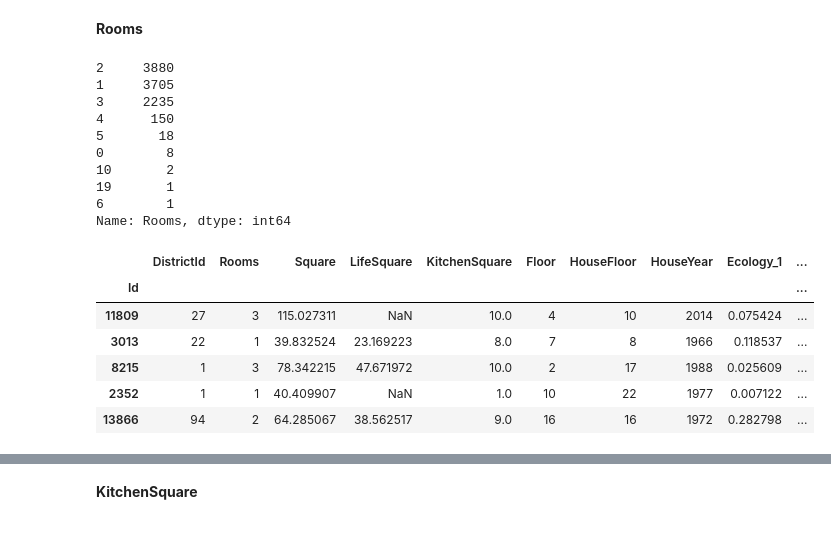
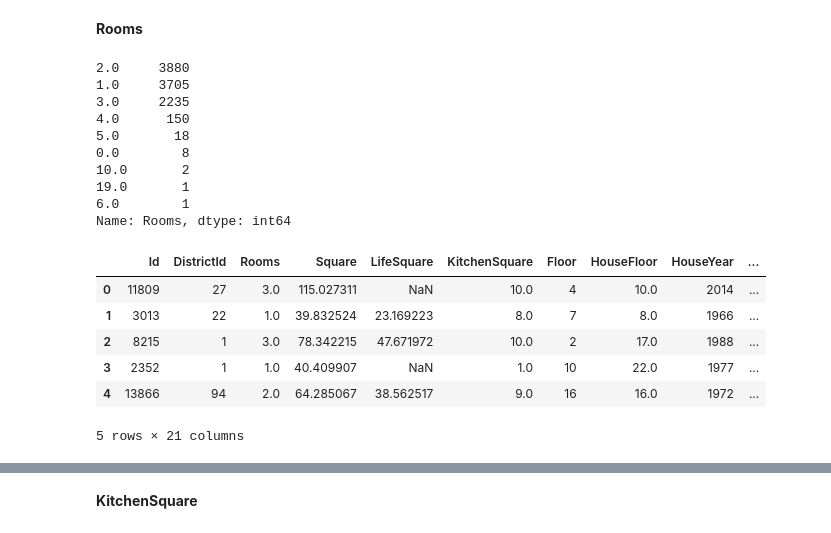
Before and after one commit to nglaz0v/Python_Libraries, a Jupyter notebook: project/REPP_project.ipynb, the cells around one changed output, grey strips where cells are left out. Cells and saved outputs as stored; diff of their text form; code cells hidden in the pictures.

```diff
--- a/project/REPP_project.ipynb
+++ b/project/REPP_project.ipynb
@@ -95,3 +111,11 @@ TEST_DATASET_PATH = 'test.csv'
+# %%
+# Input
+SAMPLE_DATASET_PATH = '/kaggle/input/real-estate-price-prediction-moscow/sample_submission.csv'
+TRAIN_DATASET_PATH = '/kaggle/input/real-estate-price-prediction-moscow/train.csv'
+TEST_DATASET_PATH = '/kaggle/input/real-estate-price-prediction-moscow/test.csv'
+
+# Output
+RESULT = 'rf_submit.csv'
 # %% [markdown]
 ### Загрузка данных <a class='anchor' id='load'>
 # %% [markdown]
@@ -112,5 +136,5 @@ TEST_DATASET_PATH = 'test.csv'
 * **Shops_1, Shops_2** - показатели, связанные с наличием магазинов, торговых центров
 * **Price** - цена квартиры
 # %%
-train_df = pd.read_csv(TRAIN_DATASET_PATH, index_col="Id")
-train_df.tail()
+train_df = pd.read_csv(TRAIN_DATASET_PATH)
+test_df = pd.read_csv(TEST_DATASET_PATH)
@@ -184,8 +174,6 @@ assert(train_df.shape[1] - 1 == test_df.shape[1])
 # %%
-# train_df['Id'] = train_df['Id'].astype(str)
+train_df['Id'] = train_df['Id'].astype(str)
 train_df['DistrictId'] = train_df['DistrictId'].astype(str)
-train_df['Rooms'] = train_df['Rooms'].astype(int)
-train_df['HouseFloor'] = train_df['HouseFloor'].astype(int)
 # %% [markdown]
 ## 1. Разведочный анализ данных  <a class='anchor' id='eda'>
 Делаем EDA для:
@@ -269,27 +268,27 @@ Name: Shops_2, dtype: int64
 # %%
 train_df['Rooms'].value_counts()
 # %% [output]
-2     3880
-1     3705
-3     2235
-4      150
-5       18
-0        8
-10       2
-19       1
-6        1
+2.0     3880
+1.0     3705
+3.0     2235
+4.0      150
+5.0       18
+0.0        8
+10.0       2
+19.0       1
+6.0        1
 Name: Rooms, dtype: int64
 # %%
 train_df['Rooms_outlier'] = 0
-train_df.loc[(train_df['Rooms'] == 0) | (train_df['Rooms'] > 5), 'Rooms_outlier'] = 1
+train_df.loc[(train_df['Rooms'] == 0) | (train_df['Rooms'] >= 6), 'Rooms_outlier'] = 1
 train_df.head()
 # %% [output]
-|  | DistrictId | Rooms | Square | LifeSquare | KitchenSquare | Floor | HouseFloor | HouseYear | Ecology_1 | ... |
-| Id |  |  |  |  |  |  |  |  |  | ... |
-| 11809 | 27 | 3 | 115.027311 | NaN | 10.0 | 4 | 10 | 2014 | 0.075424 | ... |
-| 3013 | 22 | 1 | 39.832524 | 23.169223 | 8.0 | 7 | 8 | 1966 | 0.118537 | ... |
-| 8215 | 1 | 3 | 78.342215 | 47.671972 | 10.0 | 2 | 17 | 1988 | 0.025609 | ... |
-| 2352 | 1 | 1 | 40.409907 | NaN | 1.0 | 10 | 22 | 1977 | 0.007122 | ... |
-| 13866 | 94 | 2 | 64.285067 | 38.562517 | 9.0 | 16 | 16 | 1972 | 0.282798 | ... |
+|  | Id | DistrictId | Rooms | Square | LifeSquare | KitchenSquare | Floor | HouseFloor | HouseYear | ... |
+| 0 | 11809 | 27 | 3.0 | 115.027311 | NaN | 10.0 | 4 | 10.0 | 2014 | ... |
+| 1 | 3013 | 22 | 1.0 | 39.832524 | 23.169223 | 8.0 | 7 | 8.0 | 1966 | ... |
+| 2 | 8215 | 1 | 3.0 | 78.342215 | 47.671972 | 10.0 | 2 | 17.0 | 1988 | ... |
+| 3 | 2352 | 1 | 1.0 | 40.409907 | NaN | 1.0 | 10 | 22.0 | 1977 | ... |
+| 4 | 13866 | 94 | 2.0 | 64.285067 | 38.562517 | 9.0 | 16 | 16.0 | 1972 | ... |
+5 rows × 21 columns
 # %%
 train_df.loc[train_df['Rooms'] == 0, 'Rooms'] = 1
```
Also changed, not shown: parts of 79 cells of this notebook.
